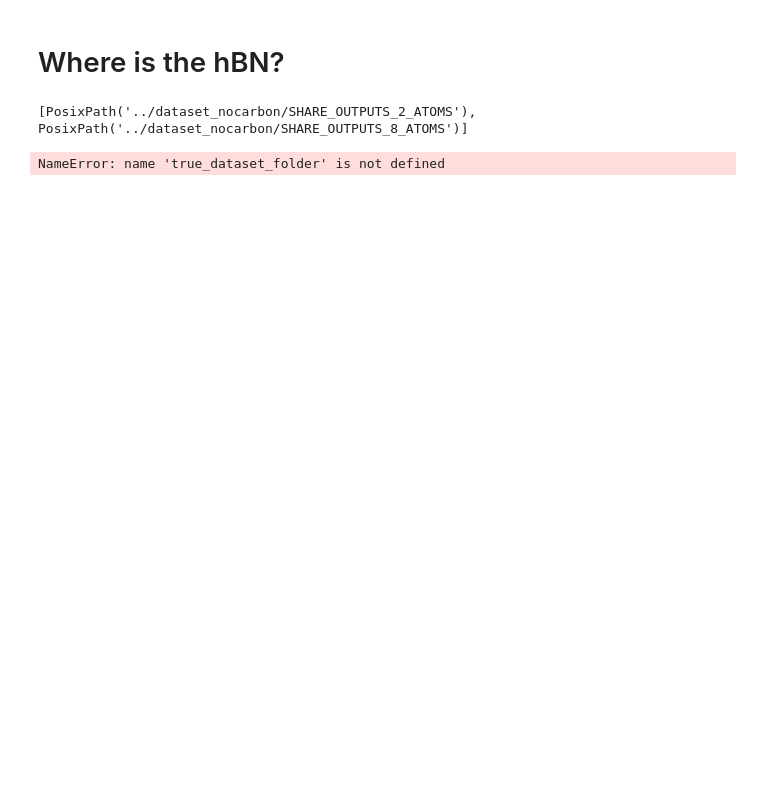
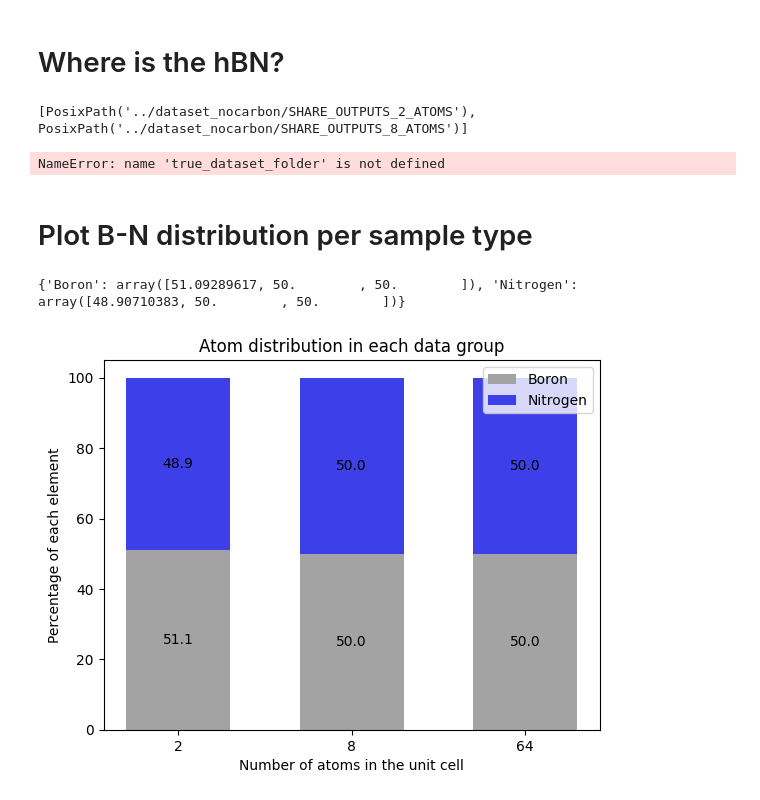
Before and after one commit to alapena/graph2mat4abn, a Jupyter notebook: Exploratory Data Analysis/eda.ipynb, the cells around one changed output. Cells and saved outputs as stored; diff of their text form; code cells hidden in the pictures; blank space fills up the shorter version.

Commit message:
prepare computedos

```diff
--- a/Exploratory Data Analysis/eda.ipynb
+++ b/Exploratory Data Analysis/eda.ipynb
@@ -467,3 +488,5 @@ for structures in structures_paths:
 # %% [output]
 [PosixPath('../dataset_nocarbon/SHARE_OUTPUTS_2_ATOMS'), PosixPath('../dataset_nocarbon/SHARE_OUTPUTS_8_ATOMS')]
 NameError: name 'true_dataset_folder' is not defined
+# %% [markdown]
+# Plot B-N distribution per sample type
@@ -469,0 +555,47 @@ NameError: name 'true_dataset_folder' is not defined
+# %%
+# Stack arrays to compute total per index
+stacked = np.stack(list(type_count.values()))
+totals = np.sum(stacked, axis=0)
+
+# Avoid division by zero
+totals_safe = np.where(totals == 0, 1, totals)
+
+# Compute percentages
+type_percent = {
+    key: (value / totals_safe * 100)
+    for key, value in type_count.items()
+}
+
+print(type_percent)
+# %% [output]
+{'Boron': array([51.09289617, 50.        , 50.        ]), 'Nitrogen': array([48.90710383, 50.        , 50.        ])}
+# %%
+import numpy as np
+
+species = ('2', '8', '64')
+width = 0.6  # the width of the bars: can also be len(x) sequence
+
+
+fig, ax = plt.subplots()
+bottom = np.zeros(3)
+
+colors = {
+    'Boron': '#A4A3A3',
+    'Nitrogen': "#3D40E9"
+}
+
+
+for n_atoms, count in type_percent.items():
+    p = ax.bar(species, count, width, label=n_atoms, bottom=bottom, color=colors.get(n_atoms, 'black'))
+    bottom += count
+
+    ax.bar_label(p, label_type='center', fmt='%.1f')
+
+plt.xlabel("Number of atoms in the unit cell")
+plt.ylabel("Percentage of each element")
+plt.title("Atom distribution in each data group")
+ax.legend()
+
+plt.show()
+# %% [output]
+[figure, added]
```
Also changed, not shown: parts of 4 cells of this notebook, 4 other files.
